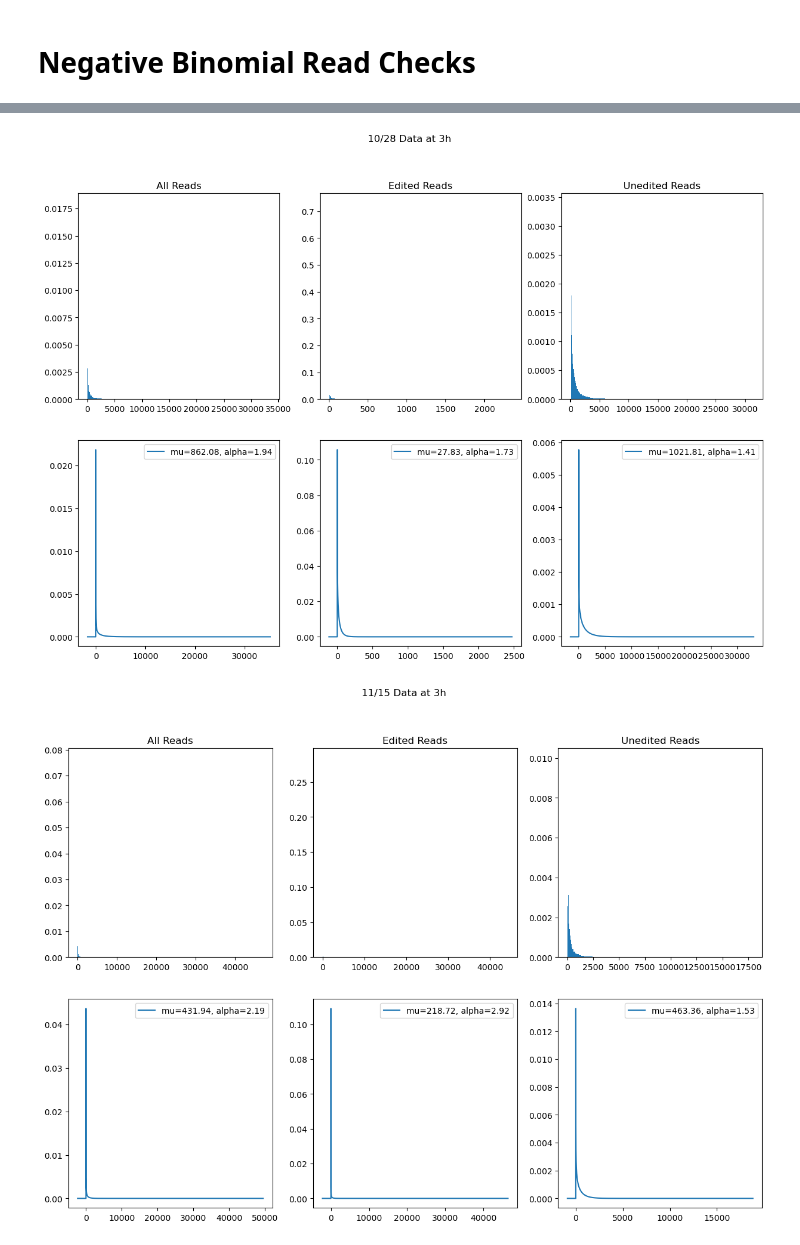
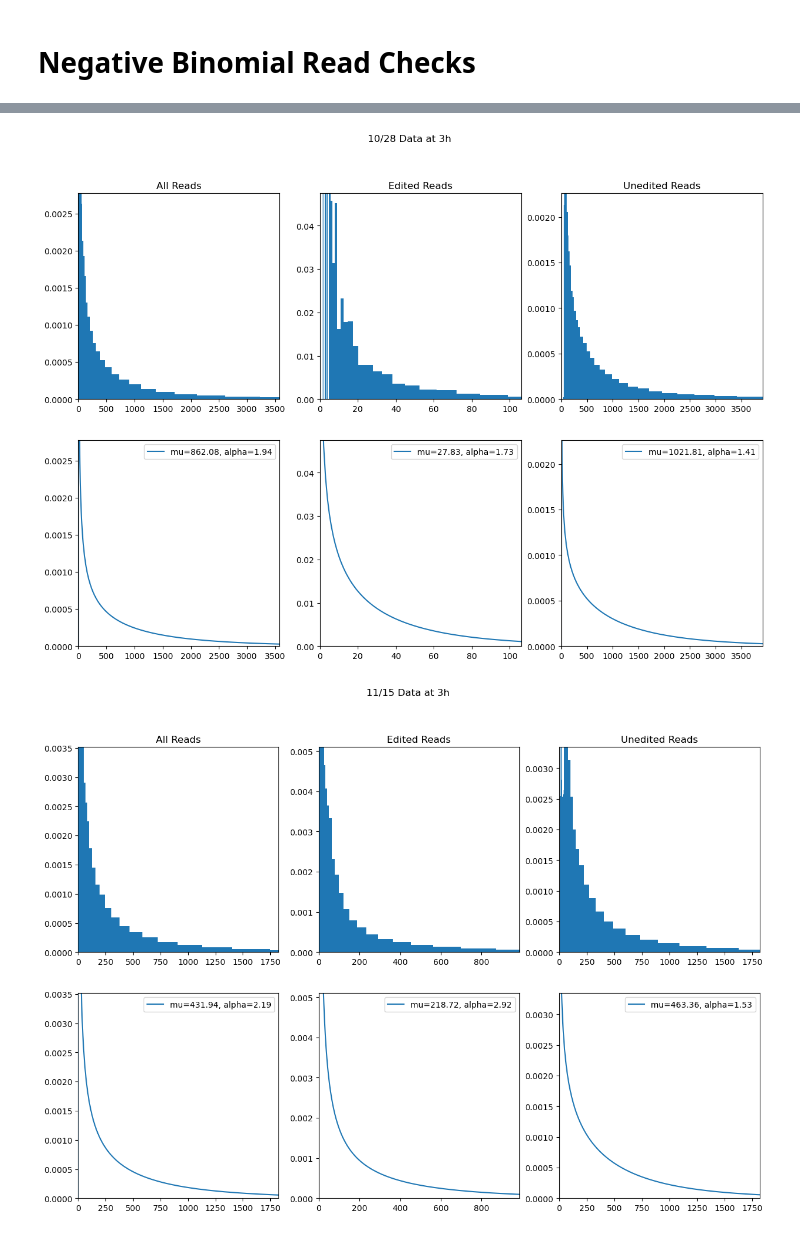
Before and after one commit to justin-delano/PPI-seq, a Jupyter notebook: code/preliminary.ipynb, the cells around one changed output, grey strips where cells are left out. Cells and saved outputs as stored; diff of their text form; code cells hidden in the pictures.

```diff
--- a/code/preliminary.ipynb
+++ b/code/preliminary.ipynb
@@ -39,10 +39,10 @@ for date in dates:
         fig, axs = plt.subplots(1,3,figsize=(10,5))
         plt.suptitle(f"{date} Data at {time}")
         data[date]["reads"][cols].stack().plot.hist(ax=axs[0], bins=100)
-        data[date]["reads"][cols].mul(data[date]["editfrac"][cols]).stack().plot.hist(ax=axs[0], bins=100, logy=True)
-        data[date]["reads"][cols].mul(data[date]["editfrac"][cols]).stack().plot.hist(ax=axs[1], bins=100, logy=True, color=["#ff7f0e"])
+        data[date]["reads"][cols].mul(data[date]["editfrac"][cols]).stack().plot.hist(ax=axs[0], bins=100, logy=False)
+        data[date]["reads"][cols].mul(data[date]["editfrac"][cols]).stack().plot.hist(ax=axs[1], bins=100, logy=False, color=["#ff7f0e"])
         axs[0].set_title('Reads')
         axs[1].set_title('Edited Reads')
-        data[date]["editfrac"][cols].stack().plot.hist(ax=axs[2], bins=100, logy=True)
+        data[date]["editfrac"][cols].stack().plot.hist(ax=axs[2], bins=100, logy=False)
         axs[2].set_title('Edit Fractions')
 # %% [output]
@@ -82,12 +82,15 @@ for date in dates:
         x_min, x_max = axs[0][i].get_xlim()
         x_plot = np.arange(round(x_min), round(x_max))
         axs[1][i].plot(x_plot, nbinom.pmf(x_plot, n, p), label = f"mu={round(mu,2)}, alpha={round(alpha,2)}")
+        axs[1][i].legend()
 
-        # axs[0][i].set_xscale("log")
-        # axs[1][i].set_xscale("log")
-        # axs[0][i].set_yscale("log")
-        # axs[1][i].set_yscale("log")
-        axs[1][i].legend()
+        axs[0][i].set_xlim(0,np.percentile(reads_stack,95))
+        axs[1][i].set_xlim(0,np.percentile(reads_stack,95))
+
+        _, reads_counts = np.unique(reads_stack, return_counts = True)
+        norm_reads_counts = reads_counts/sum(reads_counts)
+        axs[0][i].set_ylim(0,np.percentile(norm_reads_counts,99))
+        axs[1][i].set_ylim(0,np.percentile(norm_reads_counts,99))
 
     axs[0][0].set_title("All Reads")
     axs[0][1].set_title("Edited Reads")
@@ -97,5 +100,5 @@ for date in dates:
-[figure, old version]
+[figure, new version]
-[figure, old version]
+[figure, new version]
 # %%
 def NB_plots_per_tag(data, time: str, date: str):
 
```
Also changed, not shown: parts of 4 cells of this notebook, 3 other files.
